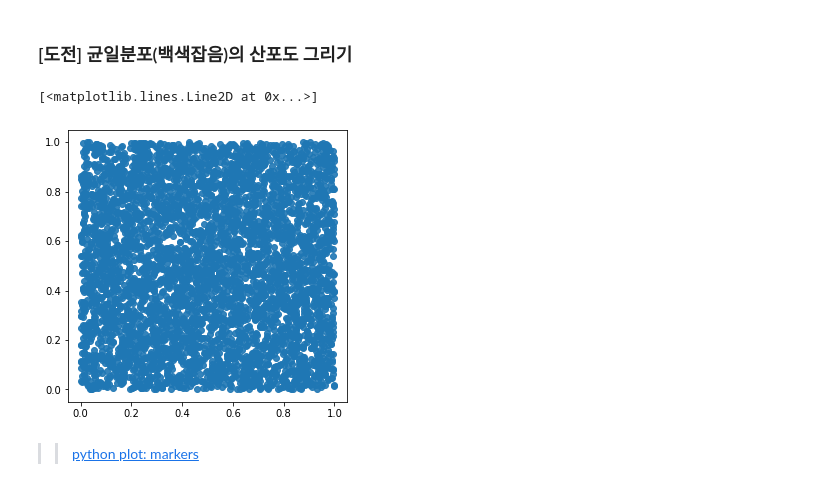
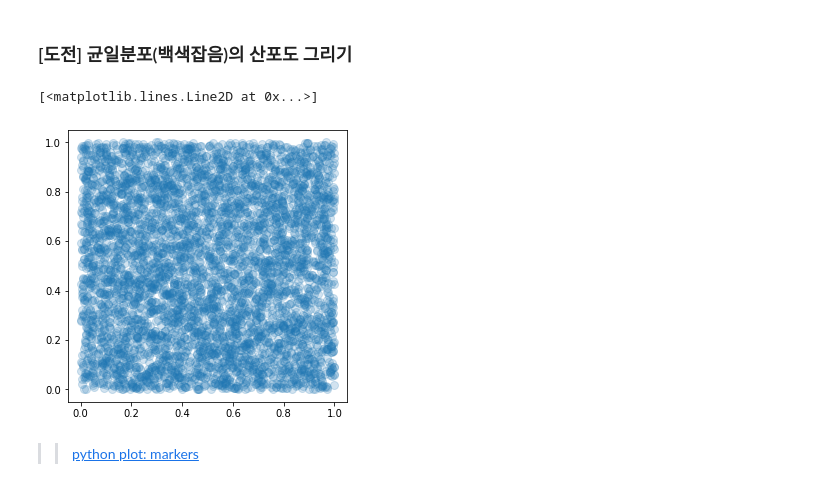
Before and after one commit to rldckd0103/pdm02, a Jupyter notebook: py-graphics/matplotlib_1_intro.ipynb, the cells around one changed output. Cells and saved outputs as stored; diff of their text form; code cells hidden in the pictures.

```diff
--- a/py-graphics/matplotlib_1_intro.ipynb
+++ b/py-graphics/matplotlib_1_intro.ipynb
@@ -69,12 +73,12 @@ t = plt.plot(x, y, 'o', alpha=0.1)   #, ms=8)
 # %%
 # 균일 분포에 따라 난수 생성하고 산포도 그리기
 x = np.random.rand(5000)
 y = np.random.rand(5000)
 plt.figure(figsize=(5,5))
-plt.plot(x, y, 'o', alpha=0.9)   #, ms=8)
+plt.plot(x, y, 'o', alpha=0.2, ms=8)
 # %% [output]
 [<matplotlib.lines.Line2D at 0x...>]
-[figure, old version]
+[figure, new version]
 # %% [markdown]
 >> [python plot: markers](https://matplotlib.org/3.1.1/api/markers_api.html)
 # %% [markdown]
```
Also changed, not shown: parts of 9 cells of this notebook.
